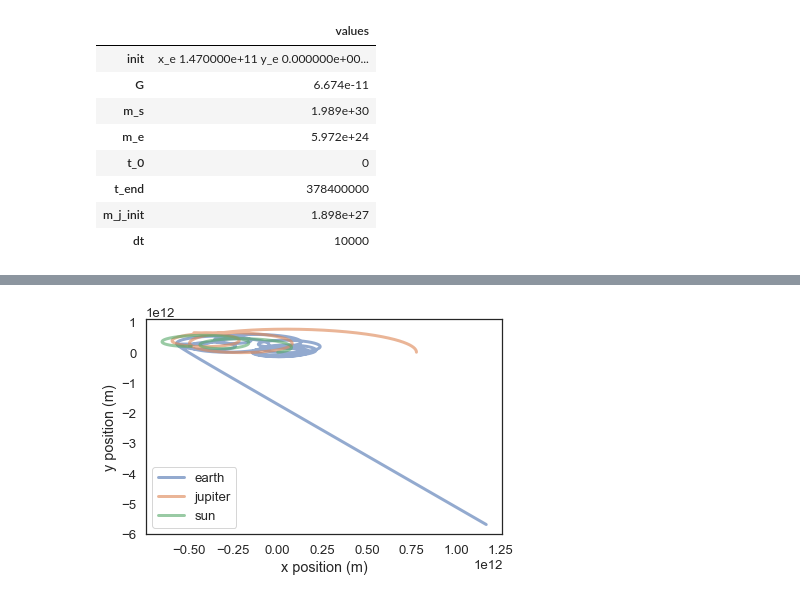
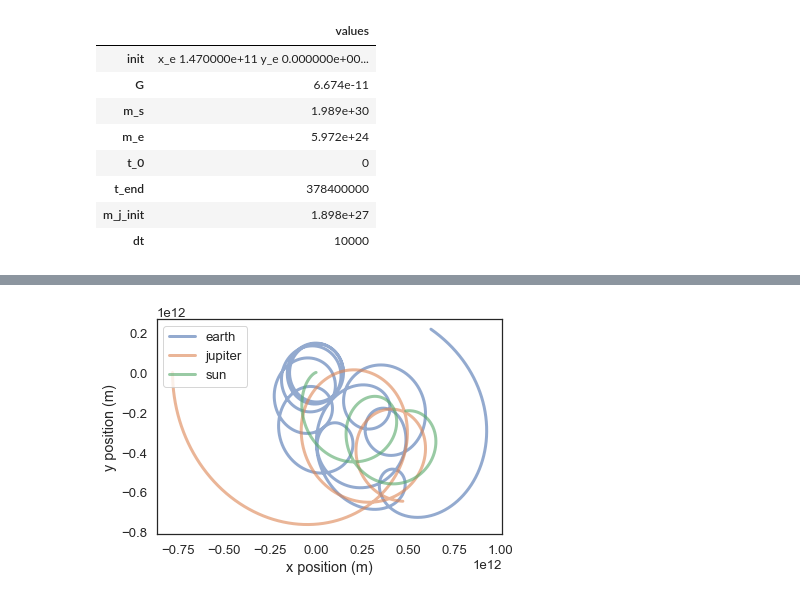
Before and after one commit to maiam6242/ModSimProject3, a Jupyter notebook: Project 3/P3-Copy1.ipynb, the cells around one changed output, grey strips where cells are left out. Cells and saved outputs as stored; diff of their text form; code cells hidden in the pictures.

```diff
--- a/Project 3/P3-Copy1.ipynb
+++ b/Project 3/P3-Copy1.ipynb
@@ -153,7 +153,8 @@ def update_func(state, t, system):
     y_j += dy_jdt * dt
     vx_j += dvx_jdt * dt
     vy_j += dvy_jdt * dt
-    m_j += 5.250882589210215e+21 * dt
+    if m_j < m_s:
+        m_j += 5.250882589210215e+21 * dt
 
     return State(x_e = x_e, y_e = y_e, vx_e = vx_e, vy_e = vy_e, x_s = x_s, y_s = y_s, vx_s = vx_s, vy_s = vy_s, x_j = x_j, y_j = y_j, vx_j = vx_j, vy_j = vy_j, m_j = m_j)
 # %%
@@ -372,5 +309,6 @@ system = System(init=init,
 | m_j_init | 1.898e+27 |
 | dt | 10000 |
 # %%
-%time results = run_simulation(system, update_func)
+%time results4 = run_simulation(system, update_func)
+plot_trajectory(results4)
 # %% [output]
@@ -378,5 +316,2 @@ Wall time: 8min 12s
+[figure, added]
-# %%
-plot_trajectory(results)
-# %% [output]
-[figure, removed]
 # %%
```
Also changed, not shown: parts of 23 cells of this notebook.
